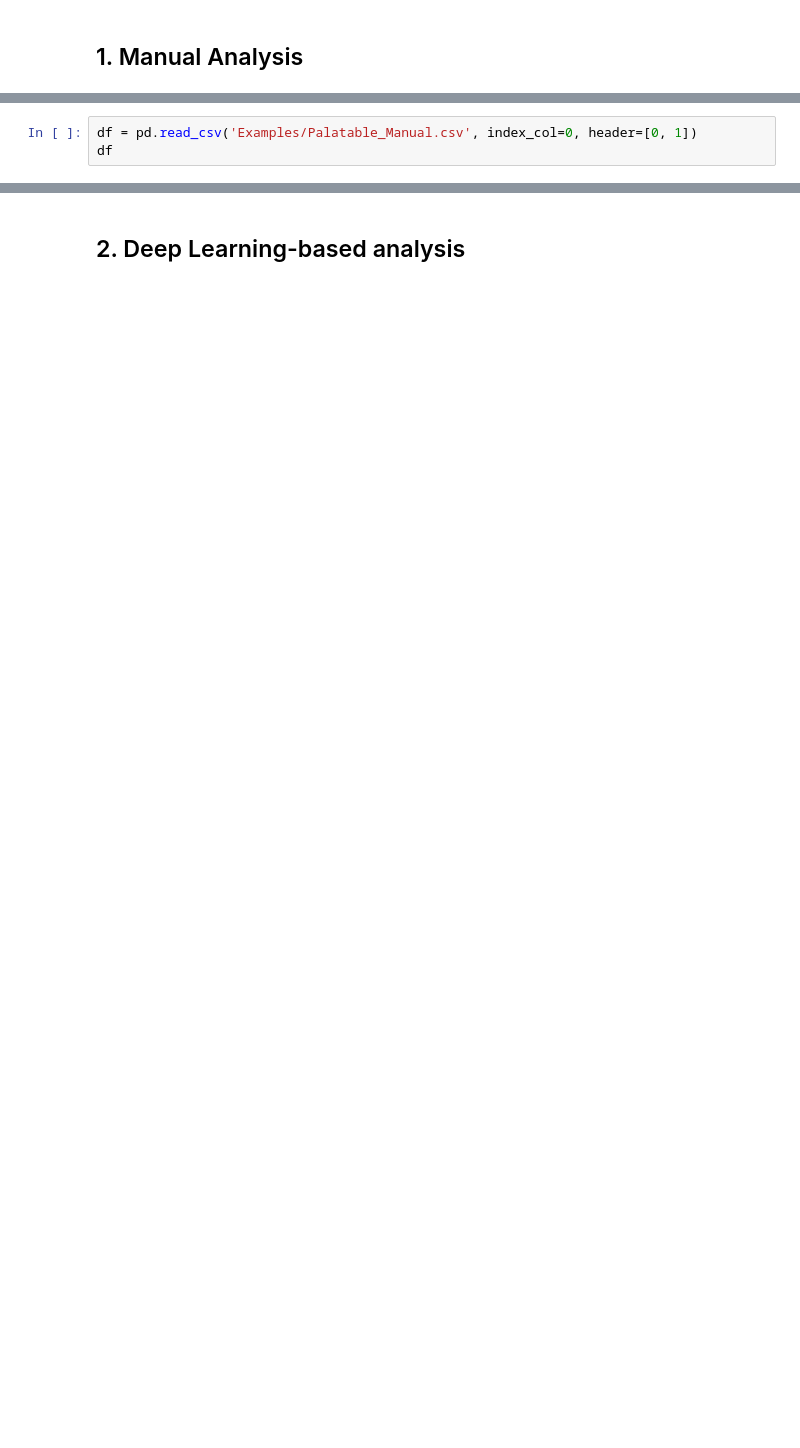
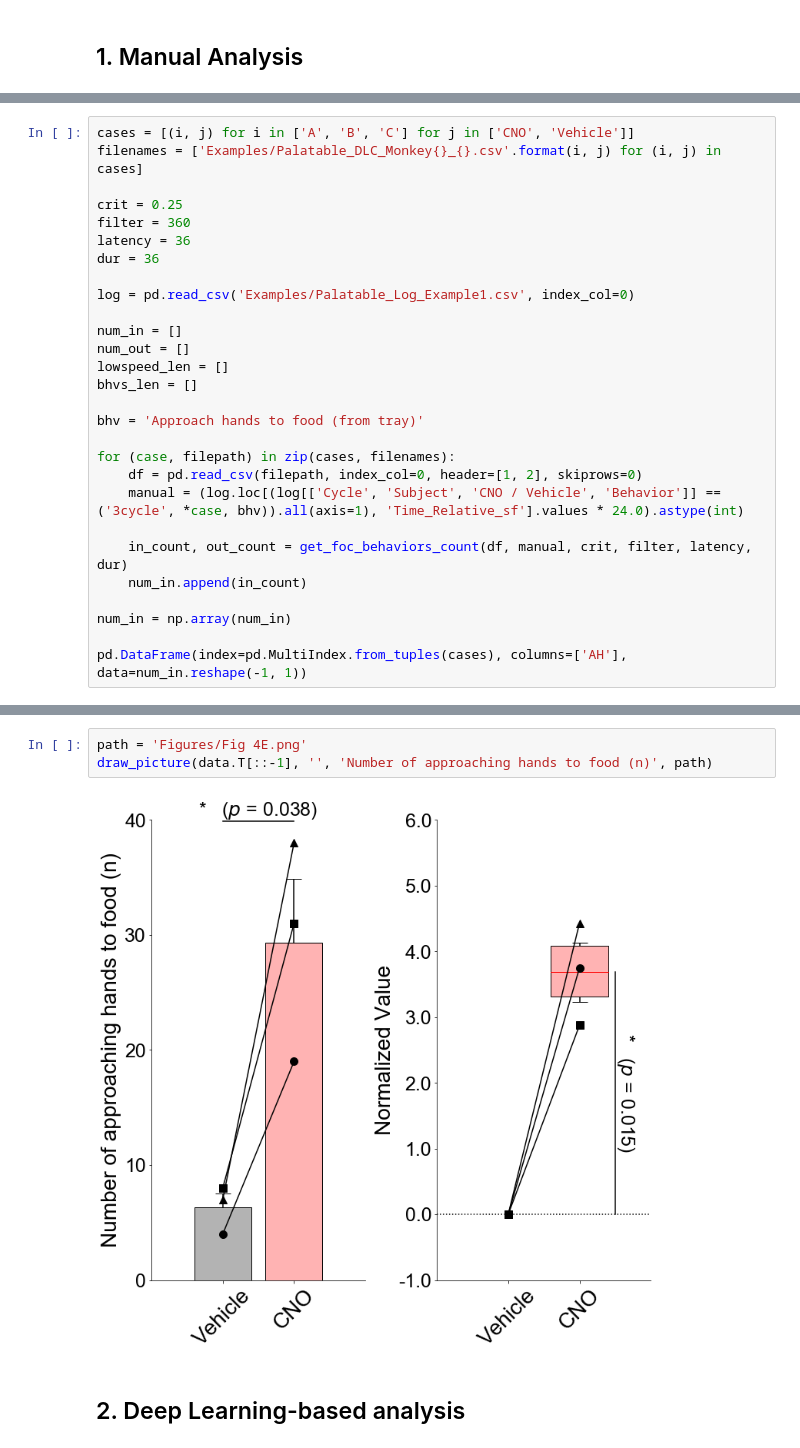
Before and after one commit to Gavroche11/Monkey_chemogenetics, a Jupyter notebook: test.ipynb, the cells around one changed output, grey strips where cells are left out. Cells and saved outputs as stored; diff of their text form; blank space fills up the shorter version.

```diff
--- a/test.ipynb
+++ b/test.ipynb
@@ -19,3 +18,0 @@ We measured three behaviors ("Approach hands to food (n)," "Bring the food to th
-# %%
-df = pd.read_csv('Examples/Palatable_Manual.csv', index_col=0, header=[0, 1])
-df
@@ -43,0 +19,28 @@ for idx in df.index:
+# %%
+cases = [(i, j) for i in ['A', 'B', 'C'] for j in ['CNO', 'Vehicle']]
+filenames = ['Examples/Palatable_DLC_Monkey{}_{}.csv'.format(i, j) for (i, j) in cases]
+
+crit = 0.25
+filter = 360
+latency = 36
+dur = 36
+
+log = pd.read_csv('Examples/Palatable_Log_Example1.csv', index_col=0)
+
+num_in = []
+num_out = []
+lowspeed_len = []
+bhvs_len = []
+
+bhv = 'Approach hands to food (from tray)'
+
+for (case, filepath) in zip(cases, filenames):
+    df = pd.read_csv(filepath, index_col=0, header=[1, 2], skiprows=0)
+    manual = (log.loc[(log[['Cycle', 'Subject', 'CNO / Vehicle', 'Behavior']] == ('3cycle', *case, bhv)).all(axis=1), 'Time_Relative_sf'].values * 24.0).astype(int)
+
+    in_count, out_count = get_foc_behaviors_count(df, manual, crit, filter, latency, dur)
+    num_in.append(in_count)
+
+num_in = np.array(num_in)
+
+pd.DataFrame(index=pd.MultiIndex.from_tuples(cases), columns=['AH'], data=num_in.reshape(-1, 1))
@@ -59,3 +67,8 @@ for idx in df.index:
+# %%
+path = 'Figures/Fig 4E.png'
+draw_picture(data.T[::-1], '', 'Number of approaching hands to food (n)', path)
+# %% [output]
+[figure, added]
 # %% [markdown]
 ## 2. Deep Learning-based analysis
 # %% [markdown]
```
Also changed, not shown: parts of 53 cells of this notebook, 17 other files.
